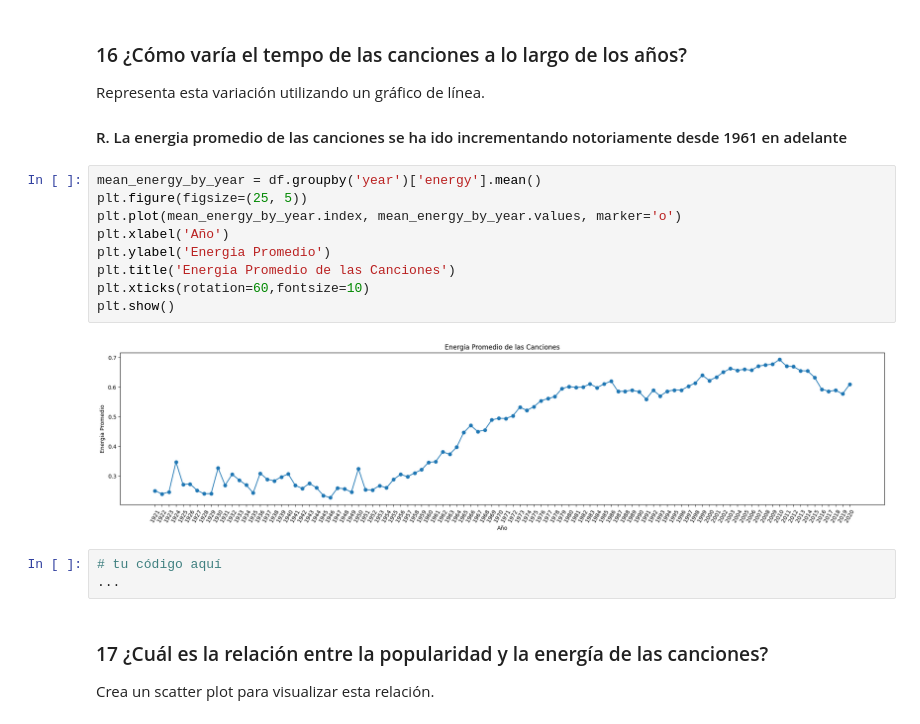
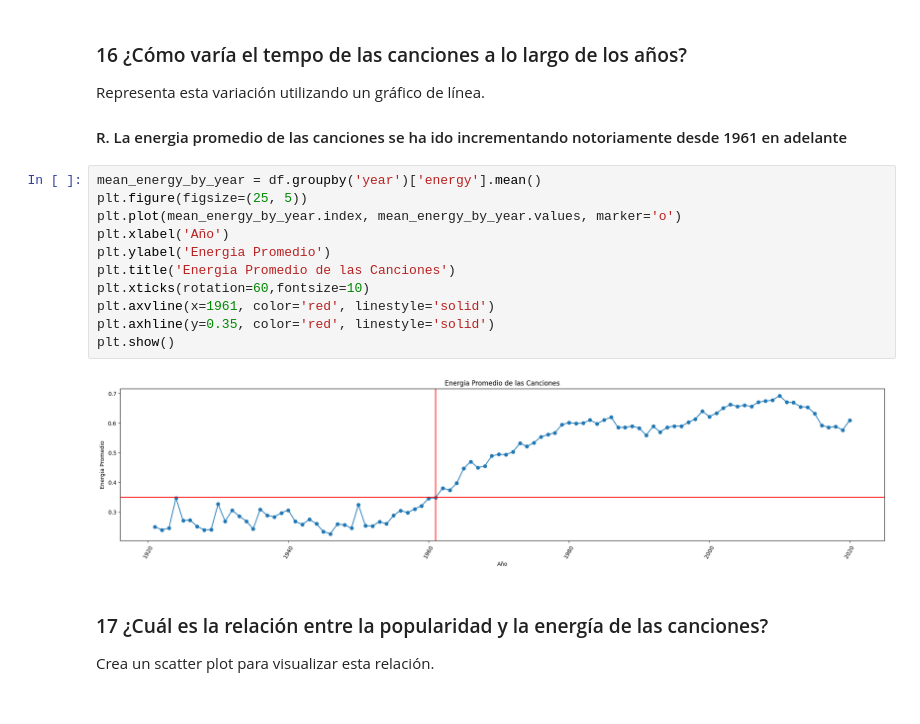
Before and after one commit to NicoapBol/DATA_SCIENCE_UPB_TASKS, a Jupyter notebook: 01 Code/Trabajo_final_by_Nicolas_Acha.ipynb, the cells around one changed output. Drawn from its saved outputs; the diff is of its cells as text.

```diff
--- a/01 Code/Trabajo_final_by_Nicolas_Acha.ipynb
+++ b/01 Code/Trabajo_final_by_Nicolas_Acha.ipynb
@@ -468,17 +469,16 @@ Representa esta variación utilizando un gráfico de línea.
 # %%
 mean_energy_by_year = df.groupby('year')['energy'].mean()
 plt.figure(figsize=(25, 5))
 plt.plot(mean_energy_by_year.index, mean_energy_by_year.values, marker='o')
 plt.xlabel('Año')
 plt.ylabel('Energia Promedio')
 plt.title('Energia Promedio de las Canciones')
 plt.xticks(rotation=60,fontsize=10)
+plt.axvline(x=1961, color='red', linestyle='solid')
+plt.axhline(y=0.35, color='red', linestyle='solid')
 plt.show()
 # %% [output]
-[figure, old version]
+[figure, new version]
-# %%
-# tu código aquí
-...
 # %% [markdown]
 ### 17 ¿Cuál es la relación entre la popularidad y la energía de las canciones?
 Crea un scatter plot para visualizar esta relación.
```
Also changed, not shown: parts of 3 cells of this notebook.
